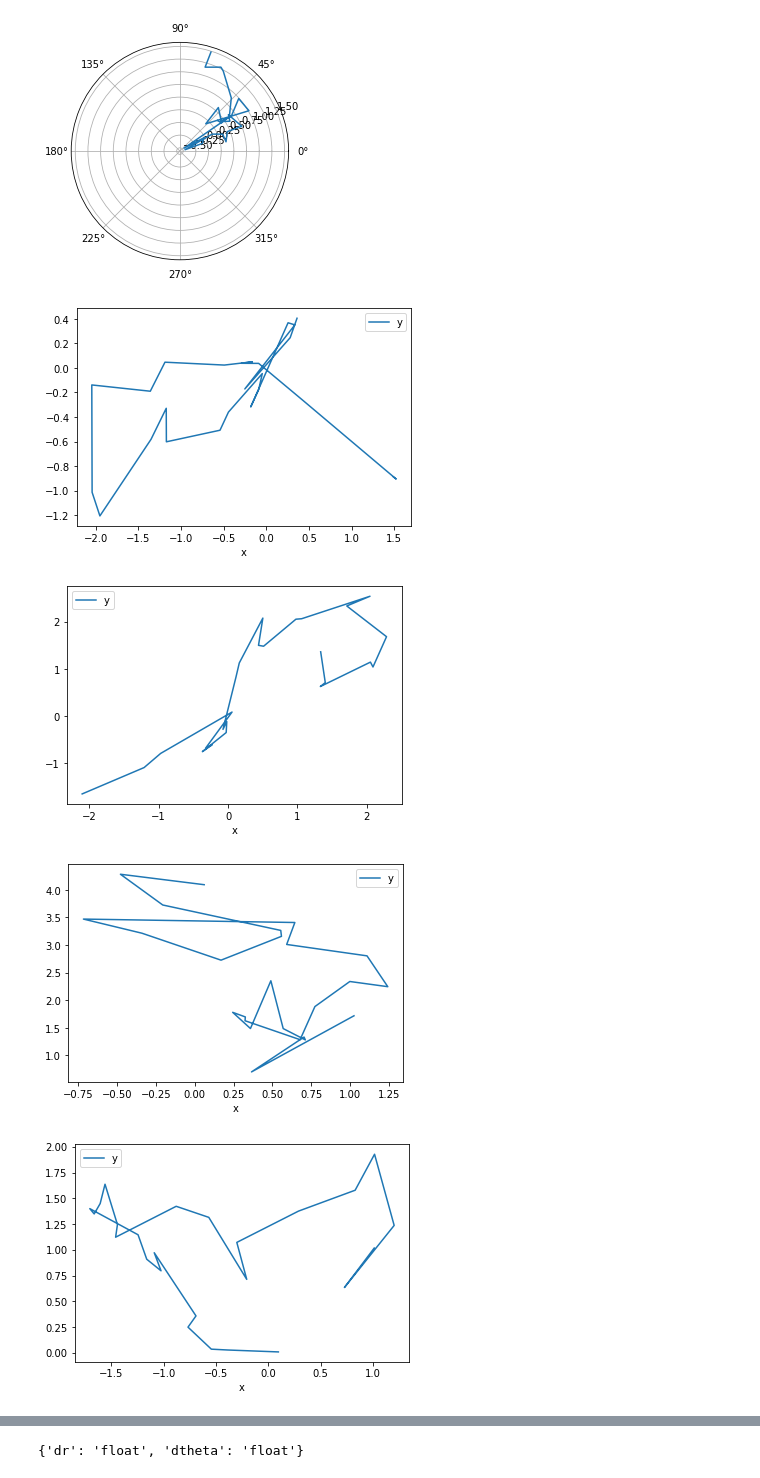
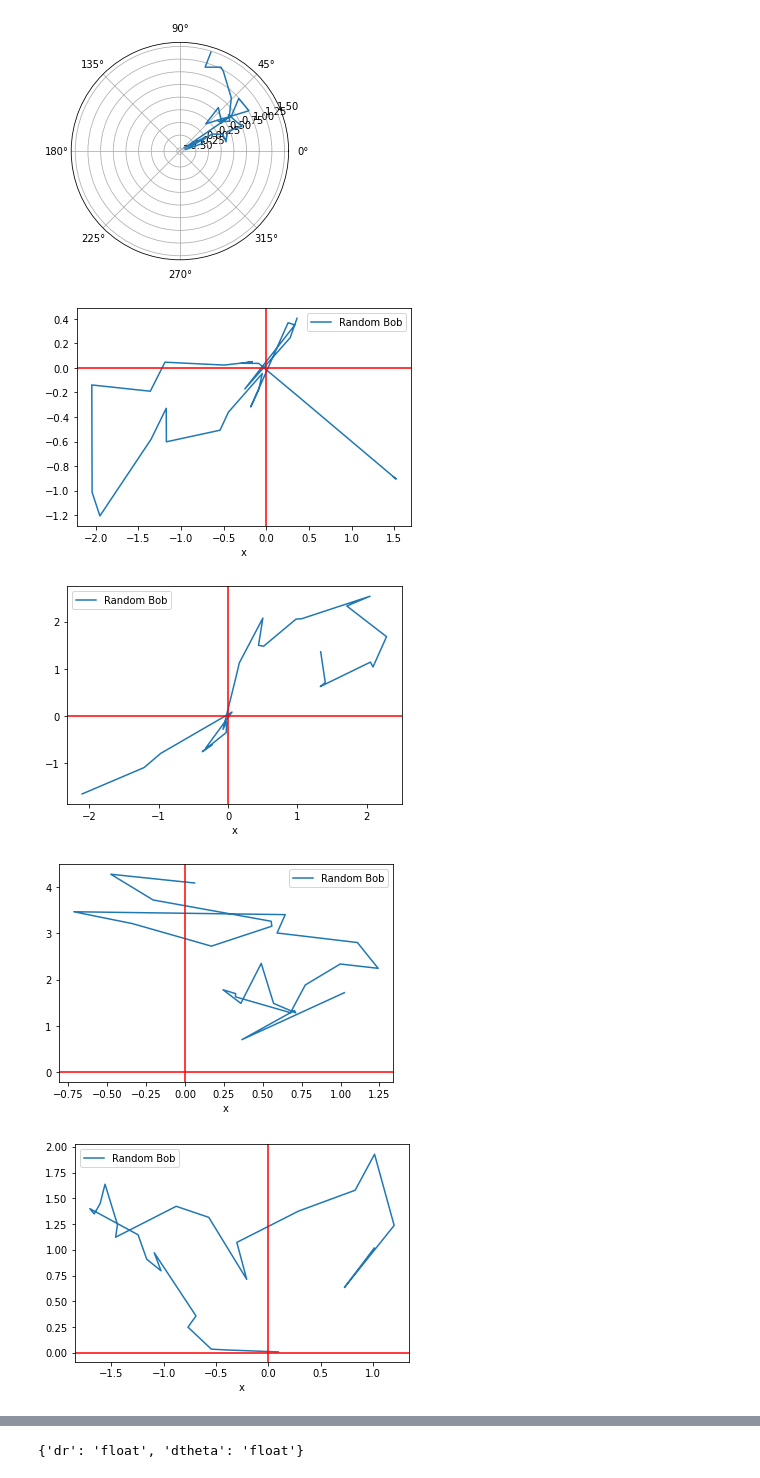
Before and after one commit to cadCAD-org/cadcad-ri, a Jupyter notebook: bob.ipynb, the cells around one changed output, grey strips where cells are left out. Saved outputs shown, nothing was run; the diff lists cells and outputs as text; code cells hidden in the pictures.

Commit message:
add cart plot

```diff
--- a/bob.ipynb
+++ b/bob.ipynb
@@ -678,14 +678,16 @@ df = flattenBob2cart(results,experiment_params)
 # %%
 runs = df.run.unique()
 for k in runs:
-    df[df.run==k].plot(x="x", y='y',kind="line")
+    df[df.run==k].plot(x="x", y='y',label = 'Random Bob',kind="line")
+    plt.axvline(x=0, c="red", label="x=0")
+    plt.axhline(y=0, c="red", label="y=0")
     r = df[df.run==k].values
     n = len(r)
     # for i in range(n):
     #     plt.arrow(*r[i,:2], width = 0.01,
     #     length_includes_head=True)
 # %% [output]
-[figure, old version]
+[figure, new version]
-[figure, old version]
+[figure, new version]
-[figure, old version]
+[figure, new version]
-[figure, old version]
+[figure, new version]
```
Also changed, not shown: parts of 1 cell of this notebook.
